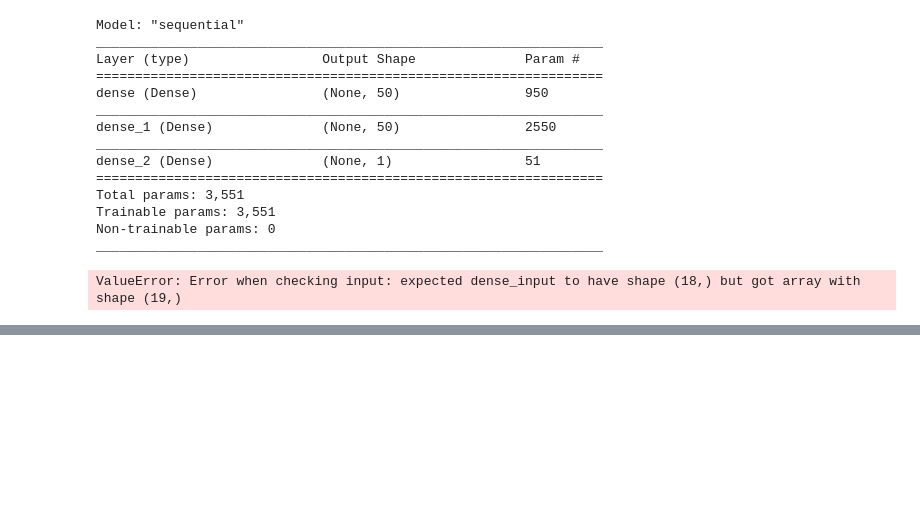
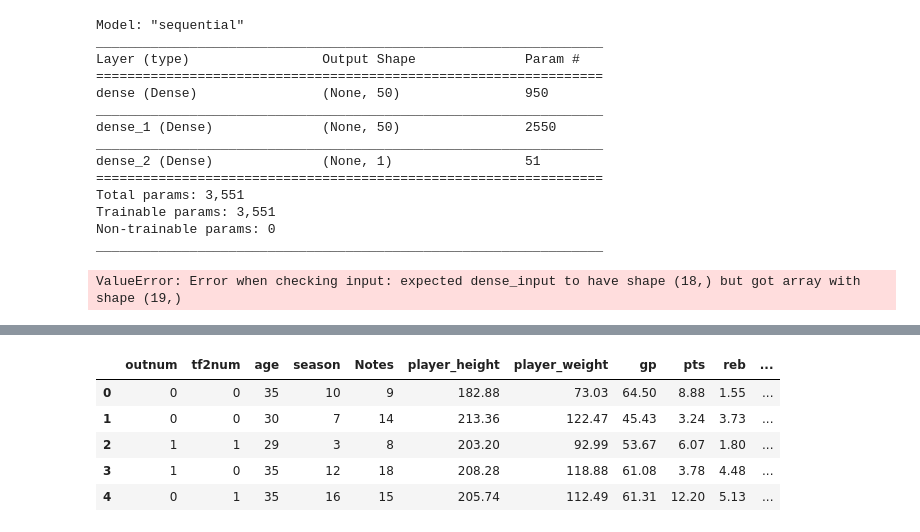
Before and after one commit to sc303030/NBA, a Jupyter notebook: nba_retirement_predict/tensorflow.ipynb, the cells around one changed output, grey strips where cells are left out. Drawn from its saved outputs; the diff is of its cells as text; code cells hidden in the pictures; blank space fills up the shorter version.

Commit message:
21.04.13 | labeling

```diff
--- a/nba_retirement_predict/tensorflow.ipynb
+++ b/nba_retirement_predict/tensorflow.ipynb
@@ -354,0 +380,9 @@ ValueError: Error when checking input: expected dense_input to have shape (18,)
+# %%
+encoder = LabelEncoder()
+encoder.fit(list(df_merge['Relinquished']))
+digit_label_Relinquished = encoder.transform(df_merge['Relinquished'])
+print(digit_label_Relinquished)
+
+encoder.fit(list(df_merge['position']))
+digit_label_position = encoder.transform(df_merge['position'])
+print(digit_label_position)
@@ -354,0 +404,14 @@ ValueError: Error when checking input: expected dense_input to have shape (18,)
+# %%
+# 새로운 컬럼으로 넣어주기
+df_merge['Relinquished_digit'] = digit_label_Relinquished
+df_merge['position_digit'] = digit_label_position
+df_merge_renew  = df_merge.drop(['Relinquished','position'],axis=1)
+
+df_merge_renew.head()
+# %% [output]
+|  | outnum | tf2num | age | season | Notes | player_height | player_weight | gp | pts | reb | ... |
+| 0 | 0 | 0 | 35 | 10 | 9 | 182.88 | 73.03 | 64.50 | 8.88 | 1.55 | ... |
+| 1 | 0 | 0 | 30 | 7 | 14 | 213.36 | 122.47 | 45.43 | 3.24 | 3.73 | ... |
+| 2 | 1 | 1 | 29 | 3 | 8 | 203.20 | 92.99 | 53.67 | 6.07 | 1.80 | ... |
+| 3 | 1 | 0 | 35 | 12 | 18 | 208.28 | 118.88 | 61.08 | 3.78 | 4.48 | ... |
+| 4 | 0 | 1 | 35 | 16 | 15 | 205.74 | 112.49 | 61.31 | 12.20 | 5.13 | ... |
```
Also changed, not shown: parts of 4 cells of this notebook, 5 other files.
